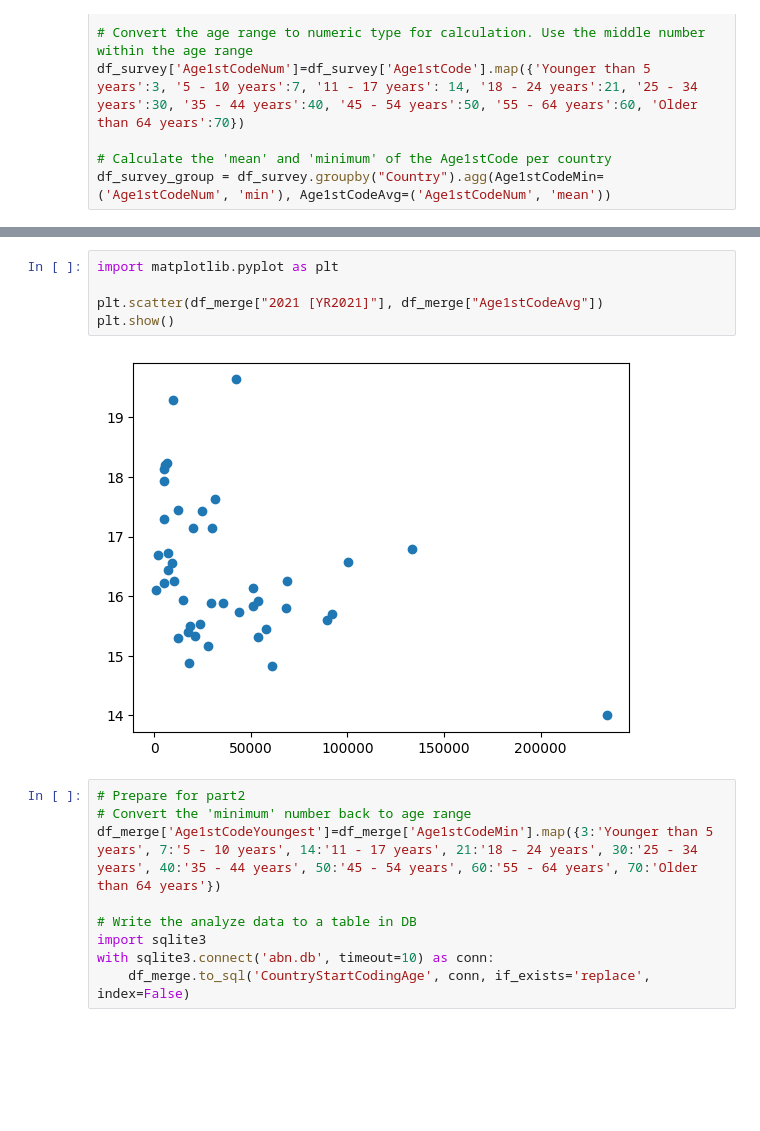
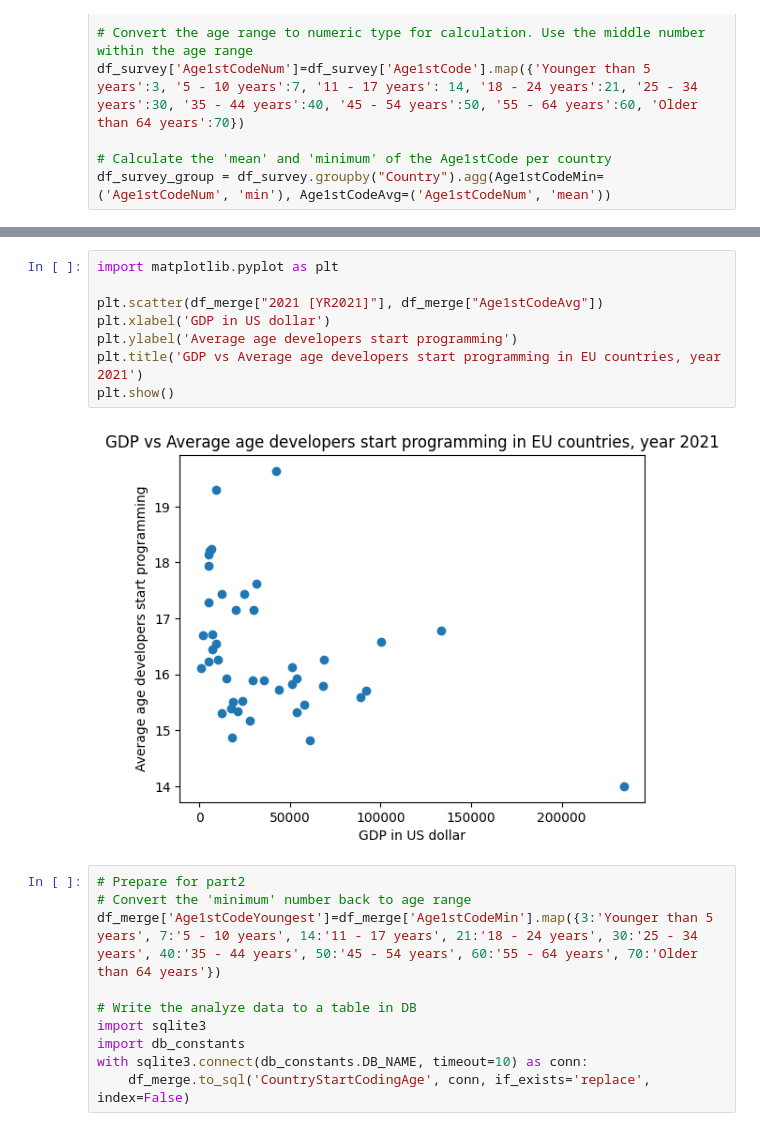
Before and after one commit to xinyuezheng/abntest, a Jupyter notebook: src/part1.ipynb, the cells around one changed output, grey strips where cells are left out. Drawn from its saved outputs; the diff is of its cells as text; blank space fills up the shorter version.

```diff
--- a/src/part1.ipynb
+++ b/src/part1.ipynb
@@ -45,10 +45,13 @@ print(df_merge)
 # %%
 import matplotlib.pyplot as plt
 
 plt.scatter(df_merge["2021 [YR2021]"], df_merge["Age1stCodeAvg"])
+plt.xlabel('GDP in US dollar')
+plt.ylabel('Average age developers start programming')
+plt.title('GDP vs Average age developers start programming in EU countries, year 2021')
 plt.show()
 # %% [output]
-[figure, old version]
+[figure, new version]
 # %%
 # Prepare for part2
 # Convert the 'minimum' number back to age range
@@ -56,5 +59,6 @@ df_merge['Age1stCodeYoungest']=df_merge['Age1stCodeMin'].map({3:'Younger than 5
 
 # Write the analyze data to a table in DB
 import sqlite3
-with sqlite3.connect('abn.db', timeout=10) as conn:
+import db_constants
+with sqlite3.connect(db_constants.DB_NAME, timeout=10) as conn:
     df_merge.to_sql('CountryStartCodingAge', conn, if_exists='replace', index=False)
```
Also changed, not shown: 6 other files.
